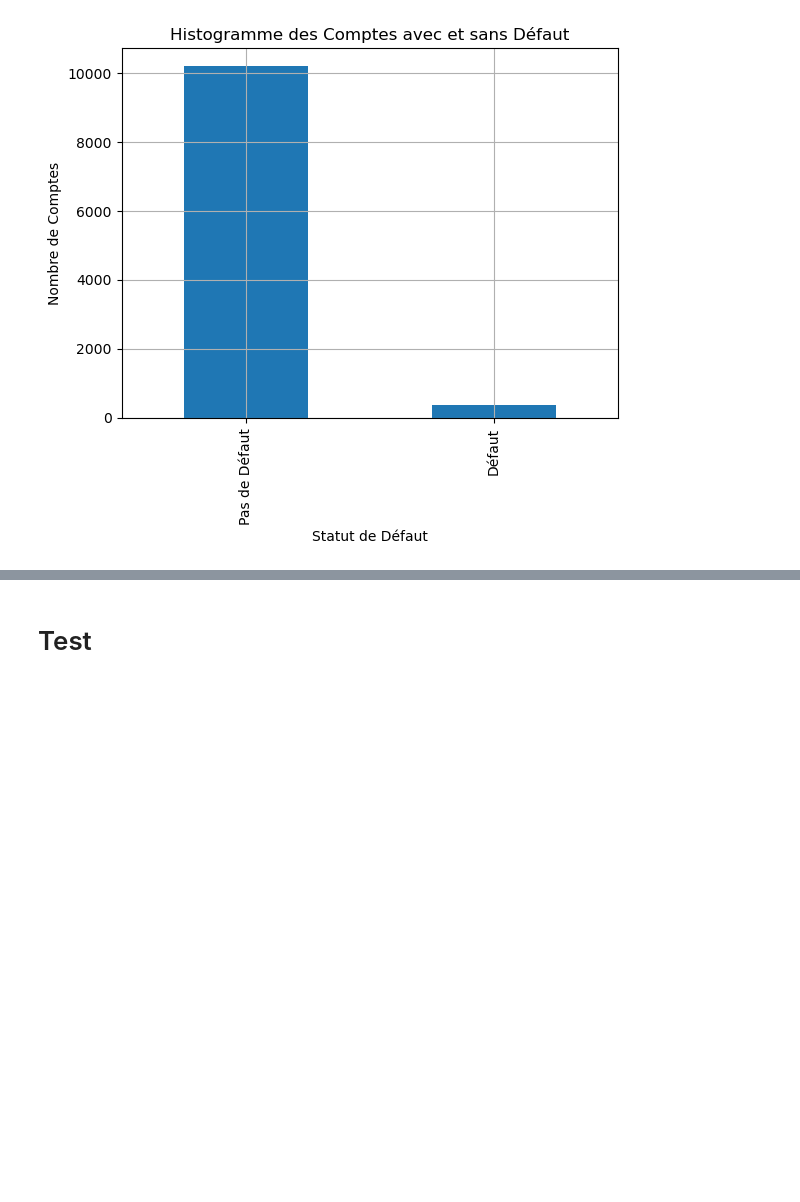
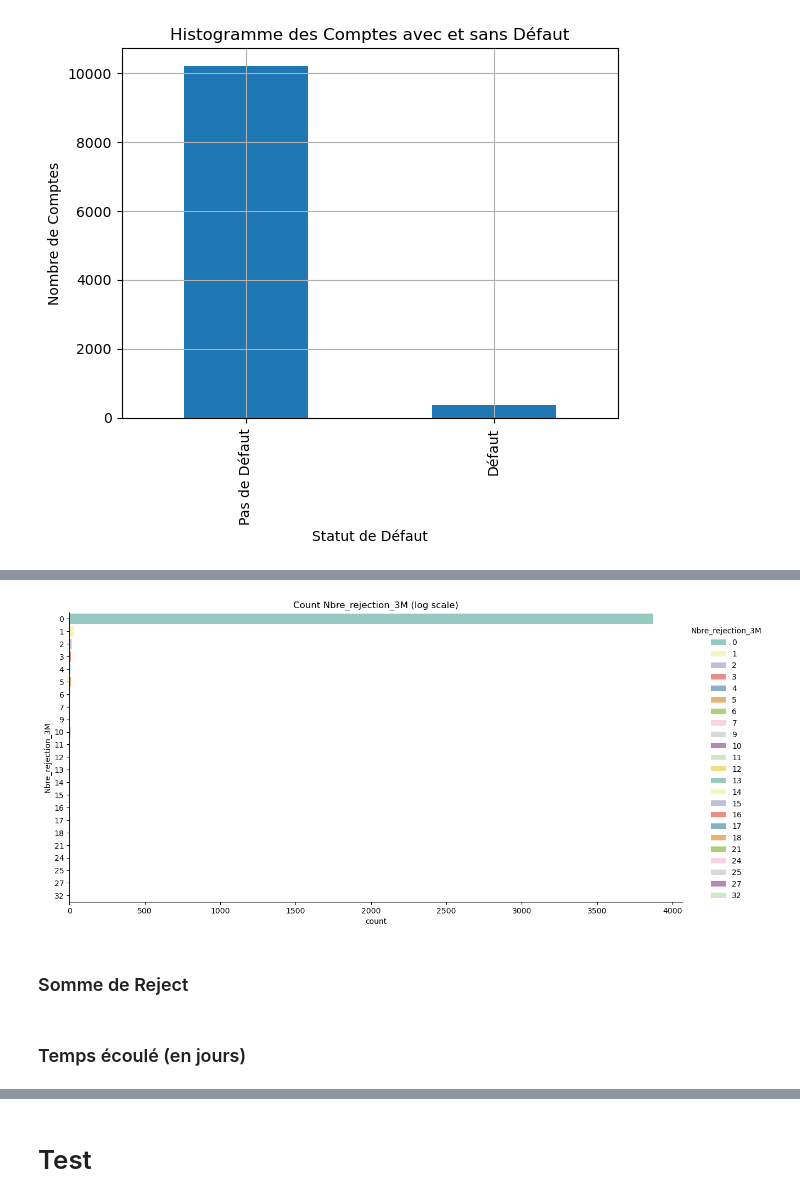
Before and after one commit to rouaabl/Projet-construction-d-un-score-d-octroi, a Jupyter notebook: CLEAN.ipynb, the cells around one changed output, grey strips where cells are left out. Saved outputs shown, nothing was run; the diff lists cells and outputs as text; code cells hidden in the pictures; blank space fills up the shorter version.

```diff
--- a/CLEAN.ipynb
+++ b/CLEAN.ipynb
@@ -298,0 +469,9 @@ transactions_segmentées
+# %%
+sns.catplot(y='Nbre_rejection_3M', kind='count', data=account_segmentées, hue='Nbre_rejection_3M', palette='Set3', height=6, aspect=2)
+
+plt.title('Count Nbre_rejection_3M (log scale)')
+plt.show()
+# %% [output]
+[figure, added]
+# %% [markdown]
+### Somme de Reject
@@ -298,0 +491,2 @@ transactions_segmentées
+# %% [markdown]
+### Temps écoulé (en jours)
```
Also changed, not shown: parts of 27 cells of this notebook.
